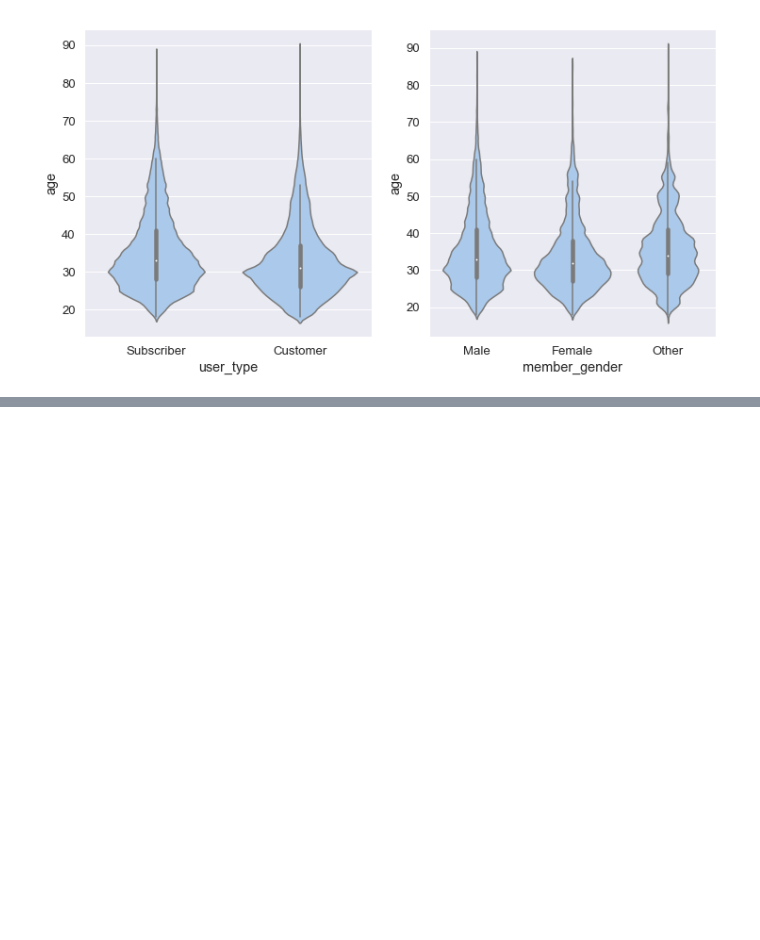
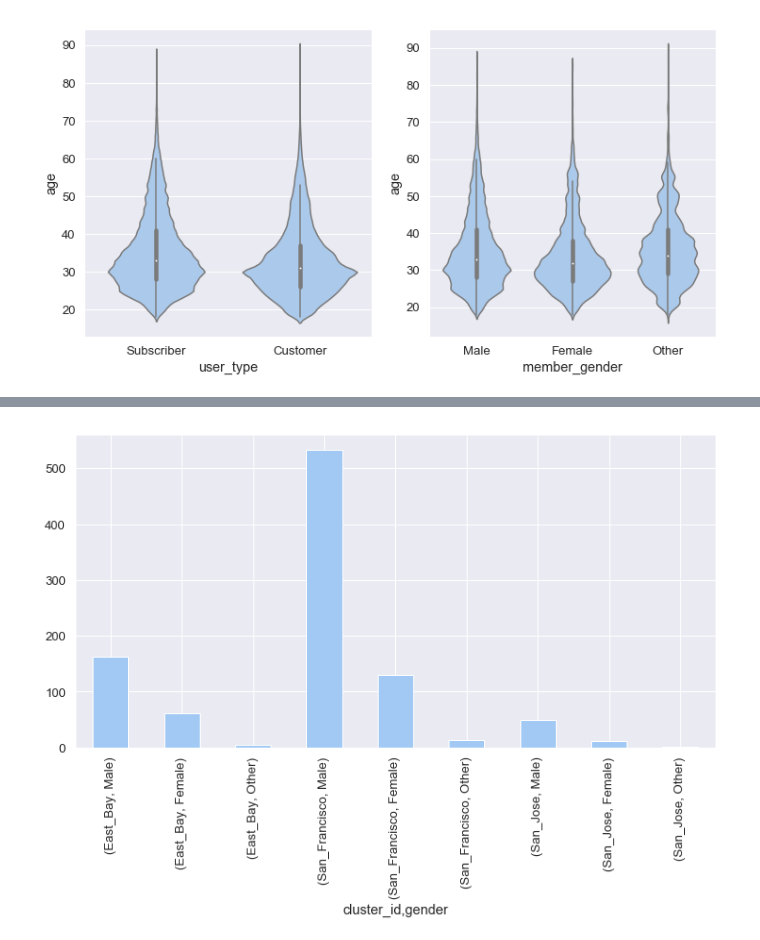
Before and after one commit to resa89/DataAnalystND, a Jupyter notebook: 07_CommunicatingDataFindings/wrangle_act.ipynb, the cells around one changed output, grey strips where cells are left out. Drawn from its saved outputs; the diff is of its cells as text; code cells hidden in the pictures; blank space fills up the shorter version.

Commit message:
devel: Further documention of exploration and added more visualizations

```diff
--- a/07_CommunicatingDataFindings/wrangle_act.ipynb
+++ b/07_CommunicatingDataFindings/wrangle_act.ipynb
@@ -1472,0 +1566,4 @@ plt.ylim(ax1.get_ylim()) # set y-axis limits to be same as left plot
+# %%
+copy.groupby('cluster_id')['gender'].value_counts().plot(kind='bar');
+# %% [output]
+[figure, added]
```
Also changed, not shown: parts of 43 cells of this notebook.
